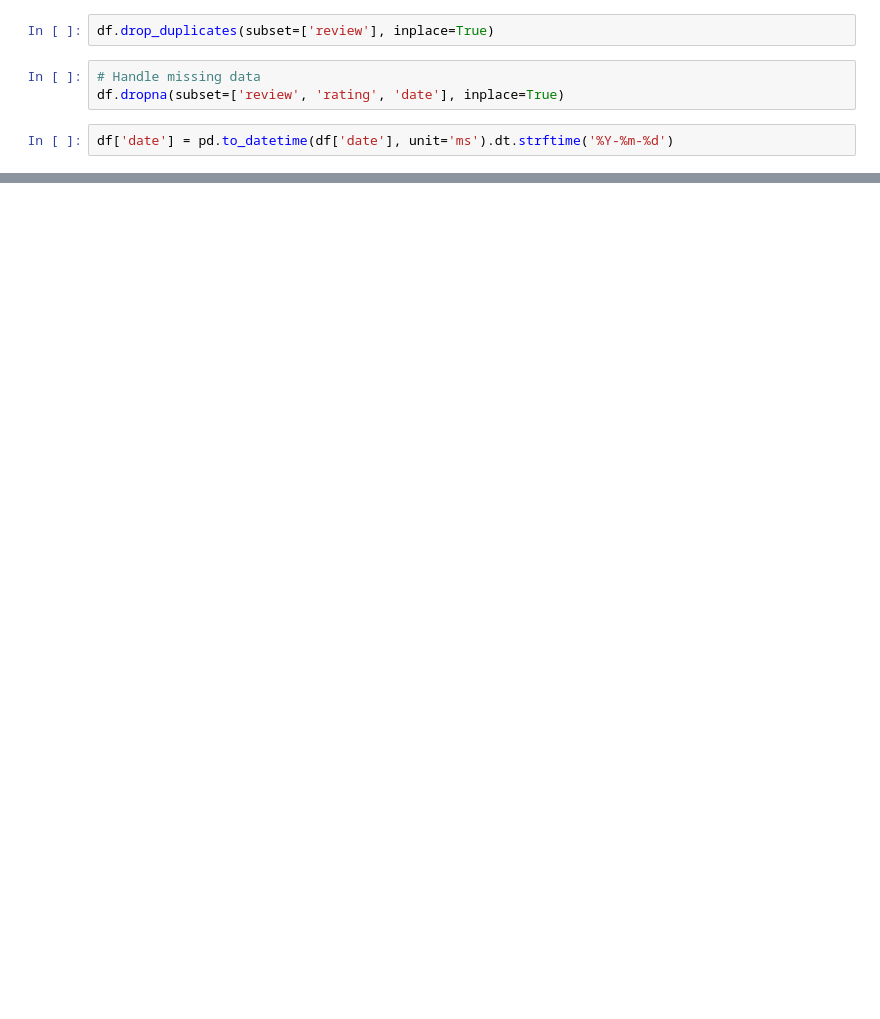
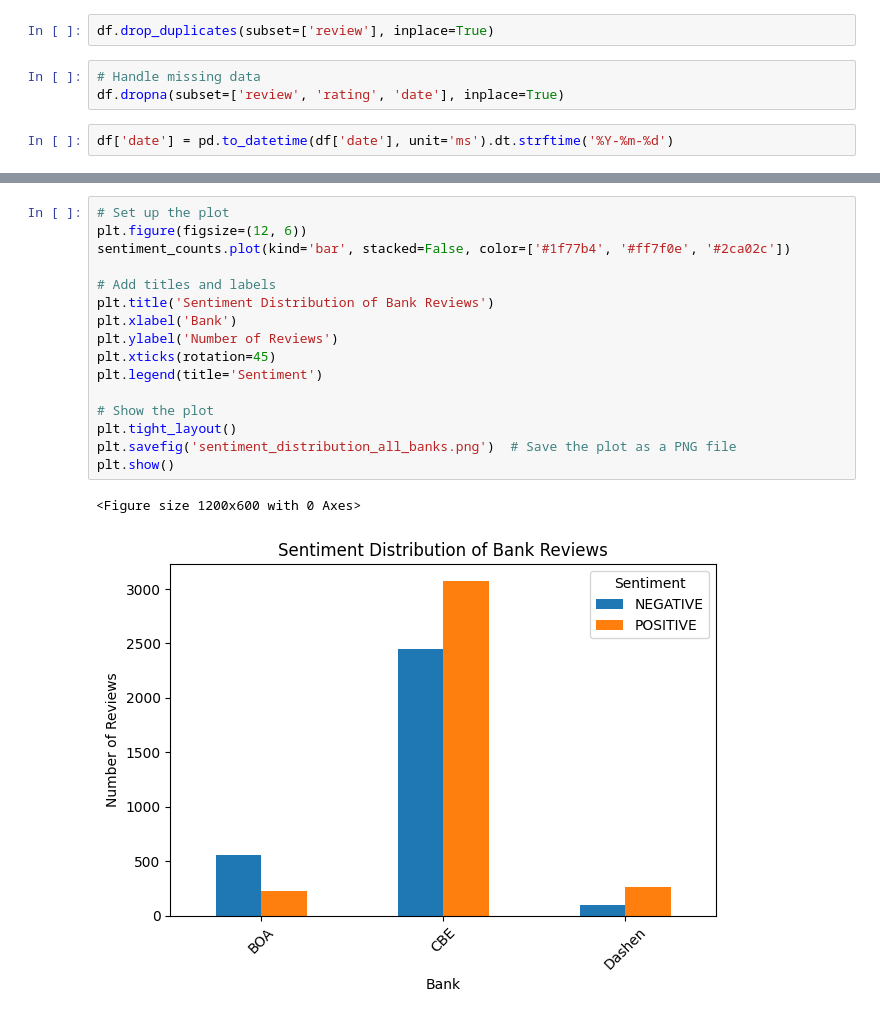
Before and after one commit to Gashaye1023/Customer-Experience-Analytics, a Jupyter notebook: Main.ipynb, the cells around one changed output, grey strips where cells are left out. Cells and saved outputs as stored; diff of their text form; blank space fills up the shorter version.

```diff
--- a/Main.ipynb
+++ b/Main.ipynb
@@ -77,0 +178,19 @@ Missing data percentage: 0.00%
+# %%
+# Set up the plot
+plt.figure(figsize=(12, 6))
+sentiment_counts.plot(kind='bar', stacked=False, color=['#1f77b4', '#ff7f0e', '#2ca02c'])
+
+# Add titles and labels
+plt.title('Sentiment Distribution of Bank Reviews')
+plt.xlabel('Bank')
+plt.ylabel('Number of Reviews')
+plt.xticks(rotation=45)
+plt.legend(title='Sentiment')
+
+# Show the plot
+plt.tight_layout()
+plt.savefig('sentiment_distribution_all_banks.png')  # Save the plot as a PNG file
+plt.show()
+# %% [output]
+<Figure size 1200x600 with 0 Axes>
+[figure, added]
```
Also changed, not shown: parts of 21 cells of this notebook, 15 other files.
